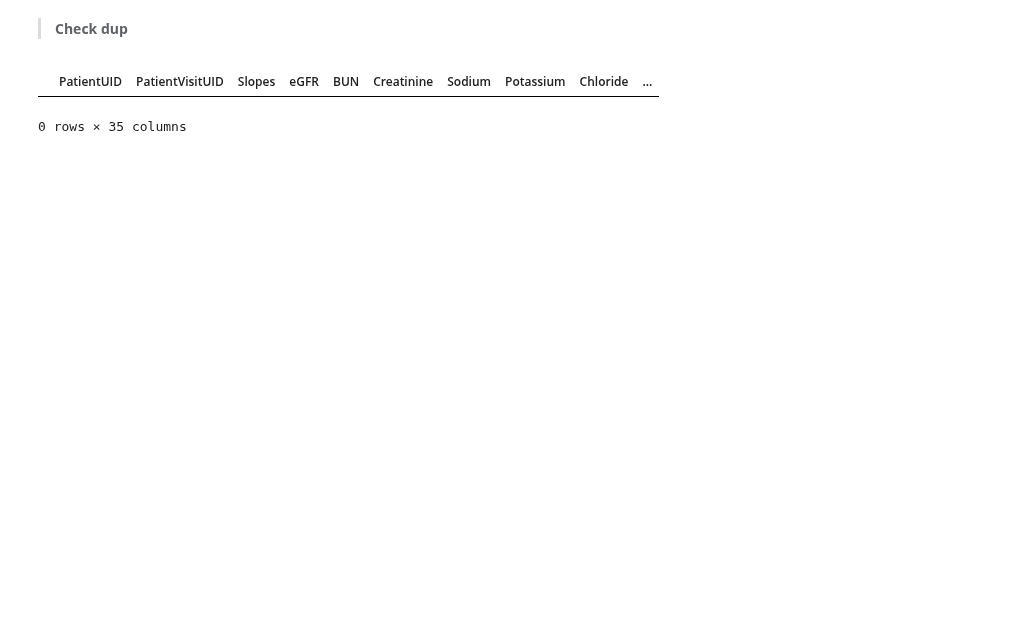
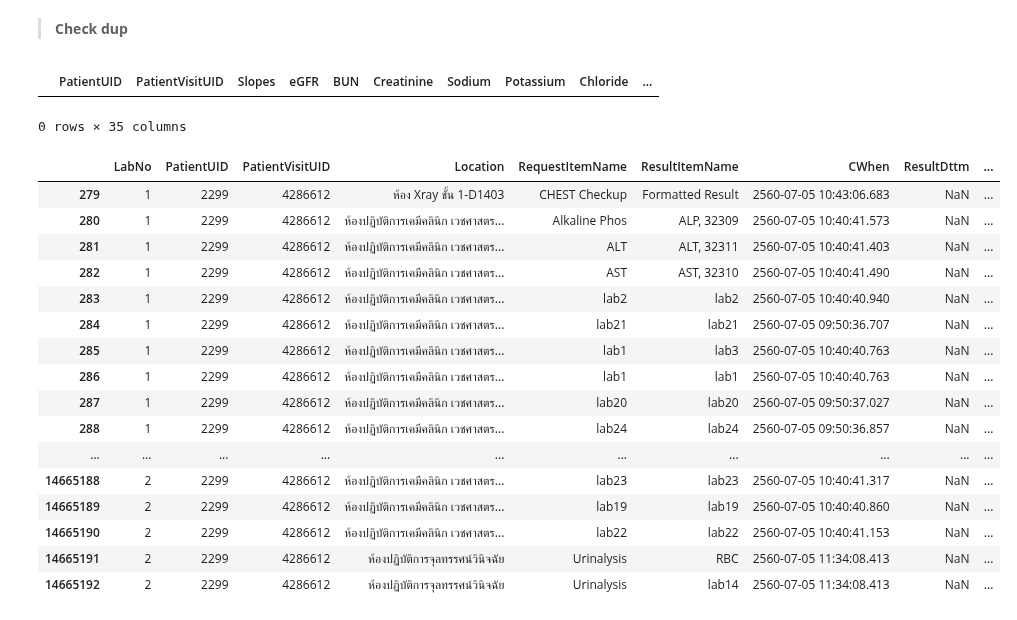
Before and after one commit to nxxk23/PROJECT, a Jupyter notebook: FileLab.ipynb, the cells around one changed output. Cells and saved outputs as stored; diff of their text form; code cells hidden in the pictures; blank space fills up the shorter version.

```diff
--- a/FileLab.ipynb
+++ b/FileLab.ipynb
@@ -300,4 +302,24 @@ duplicates_vitalDF
 # %% [output]
 |  | PatientUID | PatientVisitUID | Slopes | eGFR | BUN | Creatinine | Sodium | Potassium | Chloride | ... |
 0 rows × 35 columns
+# %%
+lab0[lab0['PatientVisitUID']==4286612.0]
+# %% [output]
+|  | LabNo | PatientUID | PatientVisitUID | Location | RequestItemName | ResultItemName | CWhen | ResultDttm | ... |
+| 279 | 1 | 2299 | 4286612 | ห้อง Xray ชั้น 1-D1403 | CHEST Checkup | Formatted Result | 2560-07-05 10:43:06.683 | NaN | ... |
+| 280 | 1 | 2299 | 4286612 | ห้องปฏิบัติการเคมีคลินิก เวชศาสตร... | Alkaline Phos | ALP, 32309 | 2560-07-05 10:40:41.573 | NaN | ... |
+| 281 | 1 | 2299 | 4286612 | ห้องปฏิบัติการเคมีคลินิก เวชศาสตร... | ALT | ALT, 32311 | 2560-07-05 10:40:41.403 | NaN | ... |
+| 282 | 1 | 2299 | 4286612 | ห้องปฏิบัติการเคมีคลินิก เวชศาสตร... | AST | AST, 32310 | 2560-07-05 10:40:41.490 | NaN | ... |
+| 283 | 1 | 2299 | 4286612 | ห้องปฏิบัติการเคมีคลินิก เวชศาสตร... | lab2 | lab2 | 2560-07-05 10:40:40.940 | NaN | ... |
+| 284 | 1 | 2299 | 4286612 | ห้องปฏิบัติการเคมีคลินิก เวชศาสตร... | lab21 | lab21 | 2560-07-05 09:50:36.707 | NaN | ... |
+| 285 | 1 | 2299 | 4286612 | ห้องปฏิบัติการเคมีคลินิก เวชศาสตร... | lab1 | lab3 | 2560-07-05 10:40:40.763 | NaN | ... |
+| 286 | 1 | 2299 | 4286612 | ห้องปฏิบัติการเคมีคลินิก เวชศาสตร... | lab1 | lab1 | 2560-07-05 10:40:40.763 | NaN | ... |
+| 287 | 1 | 2299 | 4286612 | ห้องปฏิบัติการเคมีคลินิก เวชศาสตร... | lab20 | lab20 | 2560-07-05 09:50:37.027 | NaN | ... |
+| 288 | 1 | 2299 | 4286612 | ห้องปฏิบัติการเคมีคลินิก เวชศาสตร... | lab24 | lab24 | 2560-07-05 09:50:36.857 | NaN | ... |
+| ... | ... | ... | ... | ... | ... | ... | ... | ... | ... |
+| 14665188 | 2 | 2299 | 4286612 | ห้องปฏิบัติการเคมีคลินิก เวชศาสตร... | lab23 | lab23 | 2560-07-05 10:40:41.317 | NaN | ... |
+| 14665189 | 2 | 2299 | 4286612 | ห้องปฏิบัติการเคมีคลินิก เวชศาสตร... | lab19 | lab19 | 2560-07-05 10:40:40.860 | NaN | ... |
+| 14665190 | 2 | 2299 | 4286612 | ห้องปฏิบัติการเคมีคลินิก เวชศาสตร... | lab22 | lab22 | 2560-07-05 10:40:41.153 | NaN | ... |
+| 14665191 | 2 | 2299 | 4286612 | ห้องปฏิบัติการจุลทรรศน์วินิจฉัย | Urinalysis | RBC | 2560-07-05 11:34:08.413 | NaN | ... |
+| 14665192 | 2 | 2299 | 4286612 | ห้องปฏิบัติการจุลทรรศน์วินิจฉัย | Urinalysis | lab14 | 2560-07-05 11:34:08.413 | NaN | ... |
 # %%
```
Also changed, not shown: parts of 3 cells of this notebook.
